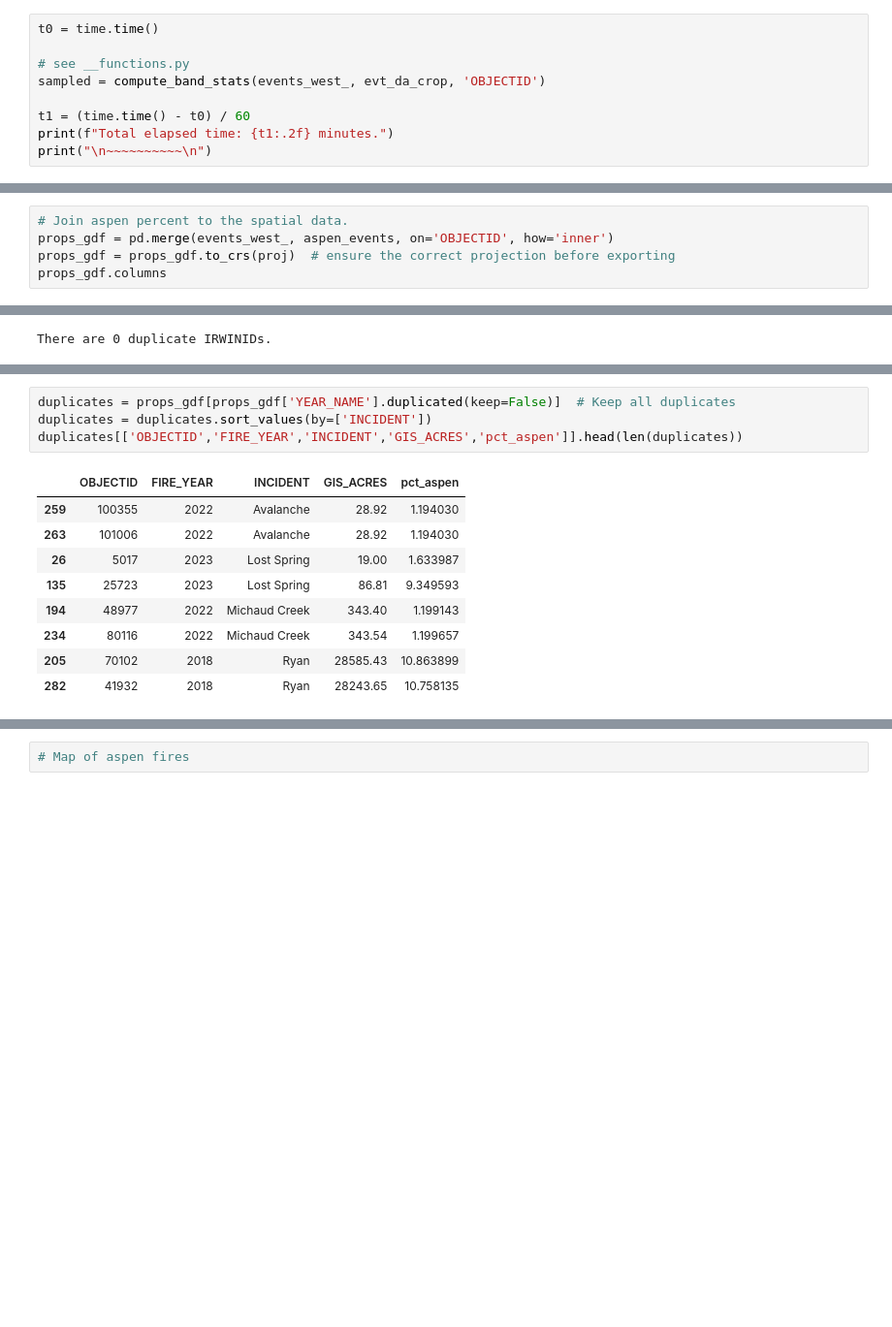
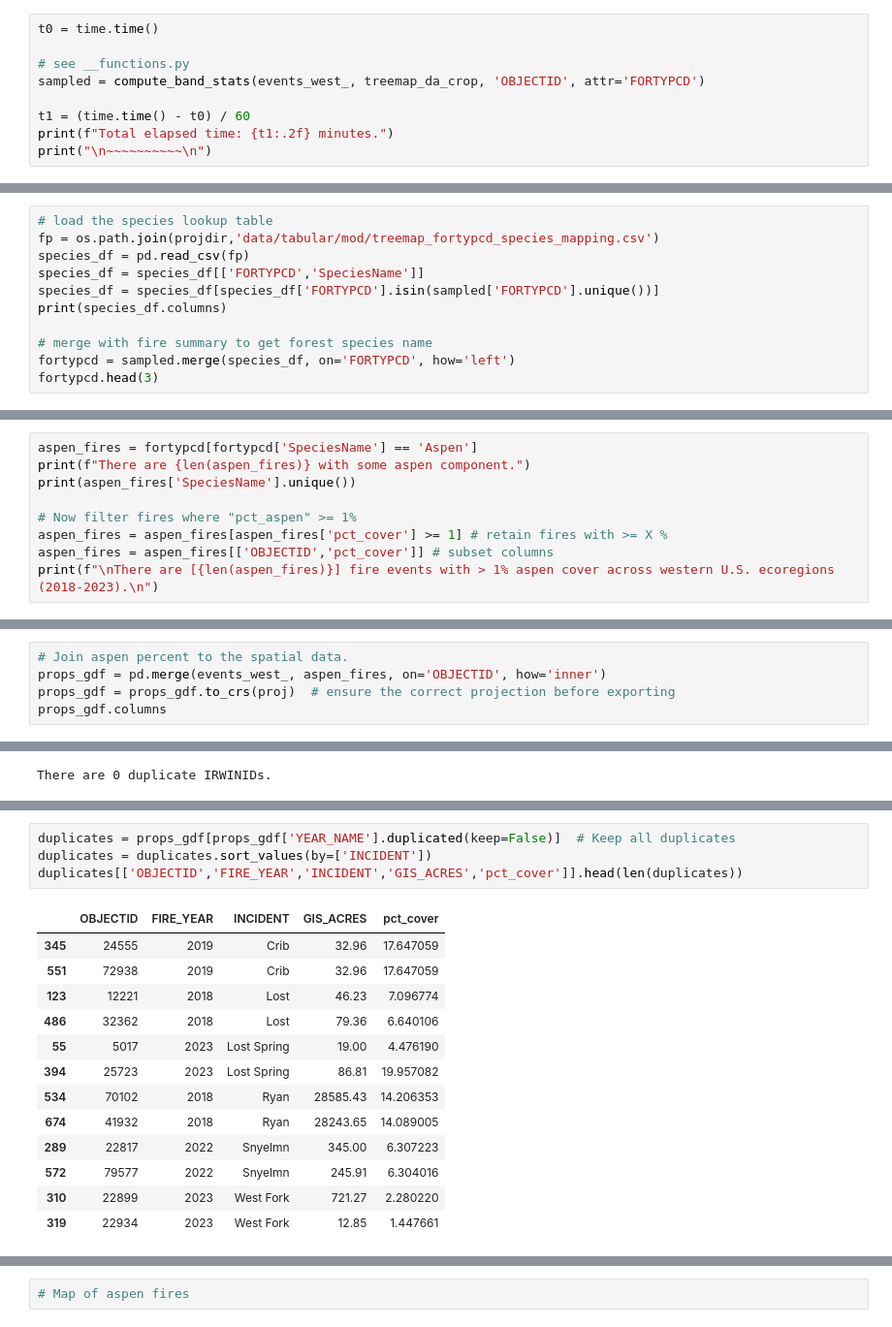
Before and after one commit to natshoff/aspen-fire-fork, a Jupyter notebook: Aim2/code/Python/00fire-perimeters.ipynb, the cells around one changed output, grey strips where cells are left out. Shown at 97% size. Cells and saved outputs as stored; diff of their text form; blank space fills up the shorter version.

```diff
--- a/Aim2/code/Python/00fire-perimeters.ipynb
+++ b/Aim2/code/Python/00fire-perimeters.ipynb
@@ -201,7 +205,7 @@ Buffered fire perimeters by 90 meters.
 t0 = time.time()
 
 # see __functions.py
-sampled = compute_band_stats(events_west_, evt_da_crop, 'OBJECTID')
+sampled = compute_band_stats(events_west_, treemap_da_crop, 'OBJECTID', attr='FORTYPCD')
 
 t1 = (time.time() - t0) / 60
 print(f"Total elapsed time: {t1:.2f} minutes.")
@@ -265,0 +231,11 @@ Saved to /Users/max/Library/CloudStorage/OneDrive-Personal/mcook/aspen-fire/Aim2
+# %%
+# load the species lookup table
+fp = os.path.join(projdir,'data/tabular/mod/treemap_fortypcd_species_mapping.csv')
+species_df = pd.read_csv(fp)
+species_df = species_df[['FORTYPCD','SpeciesName']]
+species_df = species_df[species_df['FORTYPCD'].isin(sampled['FORTYPCD'].unique())]
+print(species_df.columns)
+
+# merge with fire summary to get forest species name
+fortypcd = sampled.merge(species_df, on='FORTYPCD', how='left')
+fortypcd.head(3)
@@ -294,0 +250,9 @@ There are [298] fire events with > 1% aspen cover across western U.S. ecoregions
+# %%
+aspen_fires = fortypcd[fortypcd['SpeciesName'] == 'Aspen']
+print(f"There are {len(aspen_fires)} with some aspen component.")
+print(aspen_fires['SpeciesName'].unique())
+
+# Now filter fires where "pct_aspen" >= 1%
+aspen_fires = aspen_fires[aspen_fires['pct_cover'] >= 1] # retain fires with >= X %
+aspen_fires = aspen_fires[['OBJECTID','pct_cover']] # subset columns
+print(f"\nThere are [{len(aspen_fires)}] fire events with > 1% aspen cover across western U.S. ecoregions (2018-2023).\n")
@@ -295,6 +264,6 @@ There are [298] fire events with > 1% aspen cover across western U.S. ecoregions
 # %%
 # Join aspen percent to the spatial data.
-props_gdf = pd.merge(events_west_, aspen_events, on='OBJECTID', how='inner')
+props_gdf = pd.merge(events_west_, aspen_fires, on='OBJECTID', how='inner')
 props_gdf = props_gdf.to_crs(proj)  # ensure the correct projection before exporting
 props_gdf.columns
 # %% [output]
@@ -315,17 +284,21 @@ There are 4 duplicate Fire Year/Fire Name combinations.
 # %%
 duplicates = props_gdf[props_gdf['YEAR_NAME'].duplicated(keep=False)]  # Keep all duplicates
 duplicates = duplicates.sort_values(by=['INCIDENT'])
-duplicates[['OBJECTID','FIRE_YEAR','INCIDENT','GIS_ACRES','pct_aspen']].head(len(duplicates))
+duplicates[['OBJECTID','FIRE_YEAR','INCIDENT','GIS_ACRES','pct_cover']].head(len(duplicates))
 # %% [output]
-|  | OBJECTID | FIRE_YEAR | INCIDENT | GIS_ACRES | pct_aspen |
-| 259 | 100355 | 2022 | Avalanche | 28.92 | 1.194030 |
-| 263 | 101006 | 2022 | Avalanche | 28.92 | 1.194030 |
-| 26 | 5017 | 2023 | Lost Spring | 19.00 | 1.633987 |
-| 135 | 25723 | 2023 | Lost Spring | 86.81 | 9.349593 |
-| 194 | 48977 | 2022 | Michaud Creek | 343.40 | 1.199143 |
-| 234 | 80116 | 2022 | Michaud Creek | 343.54 | 1.199657 |
-| 205 | 70102 | 2018 | Ryan | 28585.43 | 10.863899 |
-| 282 | 41932 | 2018 | Ryan | 28243.65 | 10.758135 |
+|  | OBJECTID | FIRE_YEAR | INCIDENT | GIS_ACRES | pct_cover |
+| 345 | 24555 | 2019 | Crib | 32.96 | 17.647059 |
+| 551 | 72938 | 2019 | Crib | 32.96 | 17.647059 |
+| 123 | 12221 | 2018 | Lost | 46.23 | 7.096774 |
+| 486 | 32362 | 2018 | Lost | 79.36 | 6.640106 |
+| 55 | 5017 | 2023 | Lost Spring | 19.00 | 4.476190 |
+| 394 | 25723 | 2023 | Lost Spring | 86.81 | 19.957082 |
+| 534 | 70102 | 2018 | Ryan | 28585.43 | 14.206353 |
+| 674 | 41932 | 2018 | Ryan | 28243.65 | 14.089005 |
+| 289 | 22817 | 2022 | Snyelmn | 345.00 | 6.307223 |
+| 572 | 79577 | 2022 | Snyelmn | 245.91 | 6.304016 |
+| 310 | 22899 | 2023 | West Fork | 721.27 | 2.280220 |
+| 319 | 22934 | 2023 | West Fork | 12.85 | 1.447661 |
 # %%
 # Handle remaining duplicate fire boundaries (keep the largest)
 # 'Lost Spring' above is not actually a duplicate
```
Also changed, not shown: parts of 29 cells of this notebook, 30 other files.
